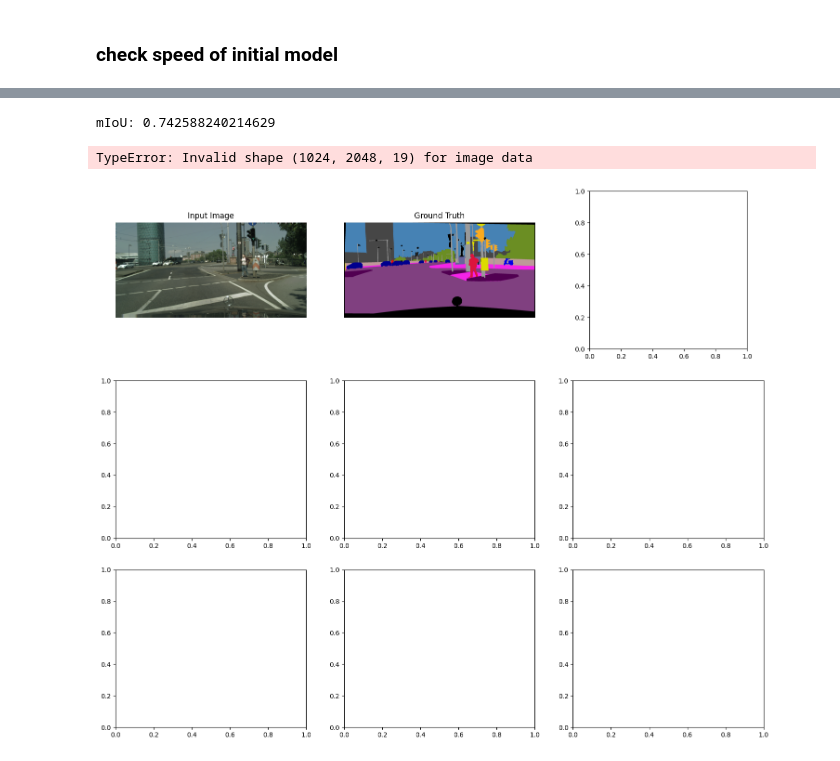
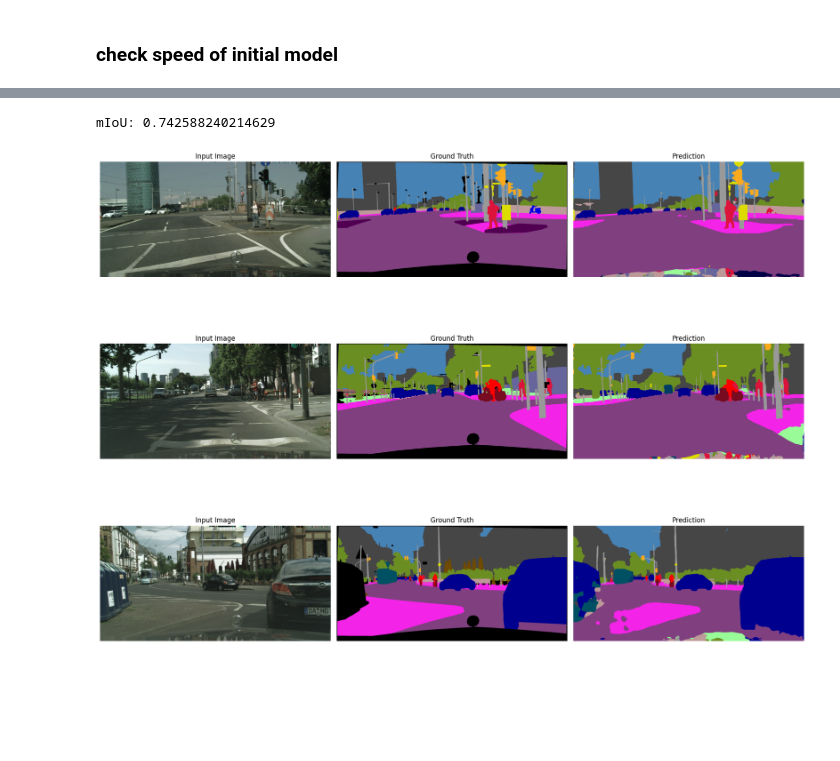
Before and after one commit to fzyang1227/deconv-nn, a Jupyter notebook: ShelfNet18_realtime/analysis.ipynb, the cells around one changed output, grey strips where cells are left out. Saved outputs shown, nothing was run; the diff lists cells and outputs as text; code cells hidden in the pictures; blank space fills up the shorter version.

```diff
--- a/ShelfNet18_realtime/analysis.ipynb
+++ b/ShelfNet18_realtime/analysis.ipynb
@@ -141,11 +141,34 @@ model.eval()
 # evaluate via mIoU
 mEval = MscEval(model, dl_val, flip=False)
 mIoU = mEval.evaluate()
+print(f'mIoU: {mIoU}')
+# %% [output]
+mIoU: 0.742588240214629
-# %%
-mIoU, hist = mIoU
-print(f'mIoU: {mIoU}')
-# %% [output]
-mIoU: 0.742588240214629
+# %%
+# Define the helper function with class colors
+def decode_segmap(image, nc=19):
+    label_colors = np.array([(128, 64,128),
+
+                (244, 35,232), ( 70, 70, 70), (102,102,156), (190,153,153), (153,153,153),
+
+                (250,170, 30), (220,220,  0), (107,142, 35), (152,251,152), ( 70,130,180),
+
+                (220, 20, 60), (255,  0,  0), (  0,  0,142), (  0,  0, 70), (  0, 60,100),
+
+                (  0, 80,100), (  0,  0,230), (119, 11, 32)])
+
+    r = np.zeros_like(image).astype(np.uint8)
+    g = np.zeros_like(image).astype(np.uint8)
+    b = np.zeros_like(image).astype(np.uint8)
+
+    for l in range(0, nc):
+        idx = image == l
+        r[idx] = label_colors[l, 0]
+        g[idx] = label_colors[l, 1]
+        b[idx] = label_colors[l, 2]
+
+    rgb = np.stack([r, g, b], axis=2)
+    return rgb
 # %%
 import matplotlib.pyplot as plt
 from PIL import Image
@@ -155,34 +178,35 @@ from torchvision import datasets
 city_dataset = datasets.Cityscapes('data/', split='val', mode='fine', target_type=['instance', 'color', 'polygon'])
 
 # Plot some images
 num_samples = 3
 fig, axs = plt.subplots(num_samples, 3, figsize=(18, num_samples * 5))
 
 for i, ((im, (inst, col, poly)), (im2, lb)) in enumerate(zip(city_dataset, ds_val)):
     # get output from the model
     with torch.no_grad():
         output = model(im2[None].cuda(), aux=False)
 
+    om = torch.argmax(output.squeeze(), dim=0).detach().cpu().numpy()
+
     # show the input image as a picture
     # Plot input image
     axs[i, 0].imshow(im)
     axs[i, 0].set_title('Input Image')
     axs[i, 0].axis('off')
 
     # Plot ground truth mask
-    axs[i, 1].imshow(col, cmap='viridis')
+    axs[i, 1].imshow(col)
     axs[i, 1].set_title('Ground Truth')
     axs[i, 1].axis('off')
 
-    axs[i, 2].imshow(output.argmax(0).permute(1,2,0).cpu(), cmap='viridis')
+    axs[i, 2].imshow(decode_segmap(om))
     axs[i, 2].set_title('Prediction')
     axs[i, 2].axis('off')
 
     if i == num_samples - 1:
         break
 
 plt.tight_layout()
 plt.show()
 # %% [output]
-TypeError: Invalid shape (1024, 2048, 19) for image data
-[figure, old version]
+[figure, new version]
```
Also changed, not shown: parts of 1 cell of this notebook, 2 other files.
